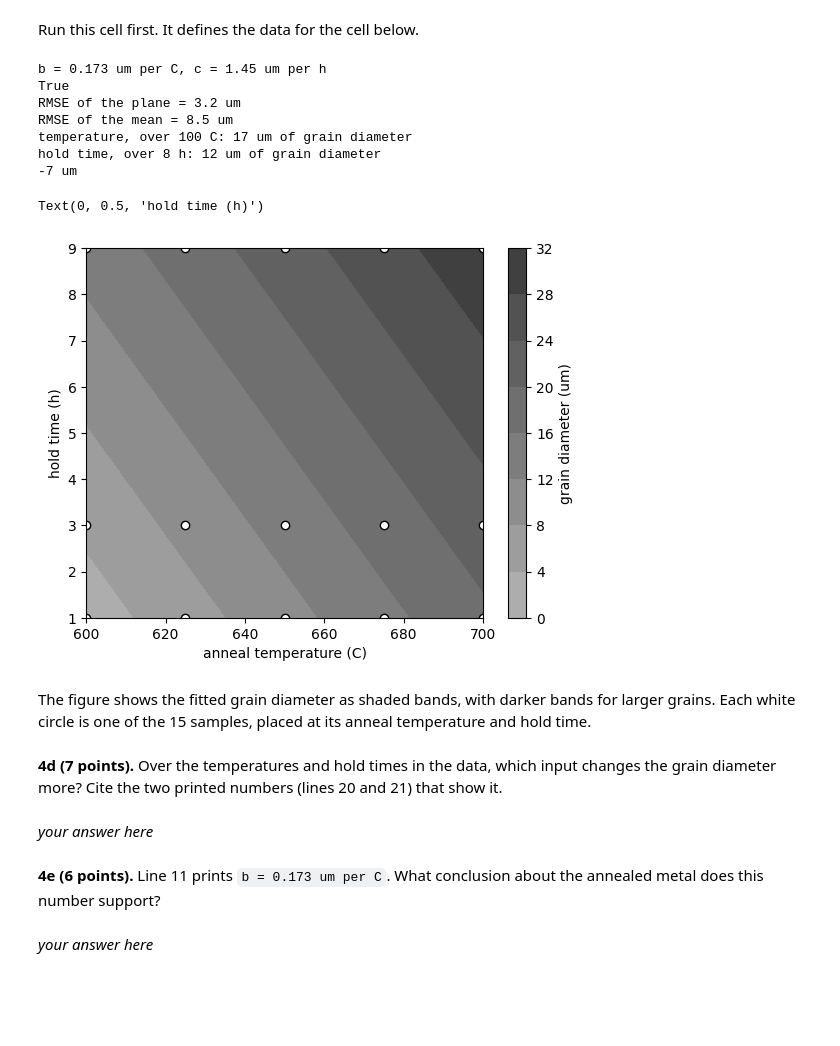
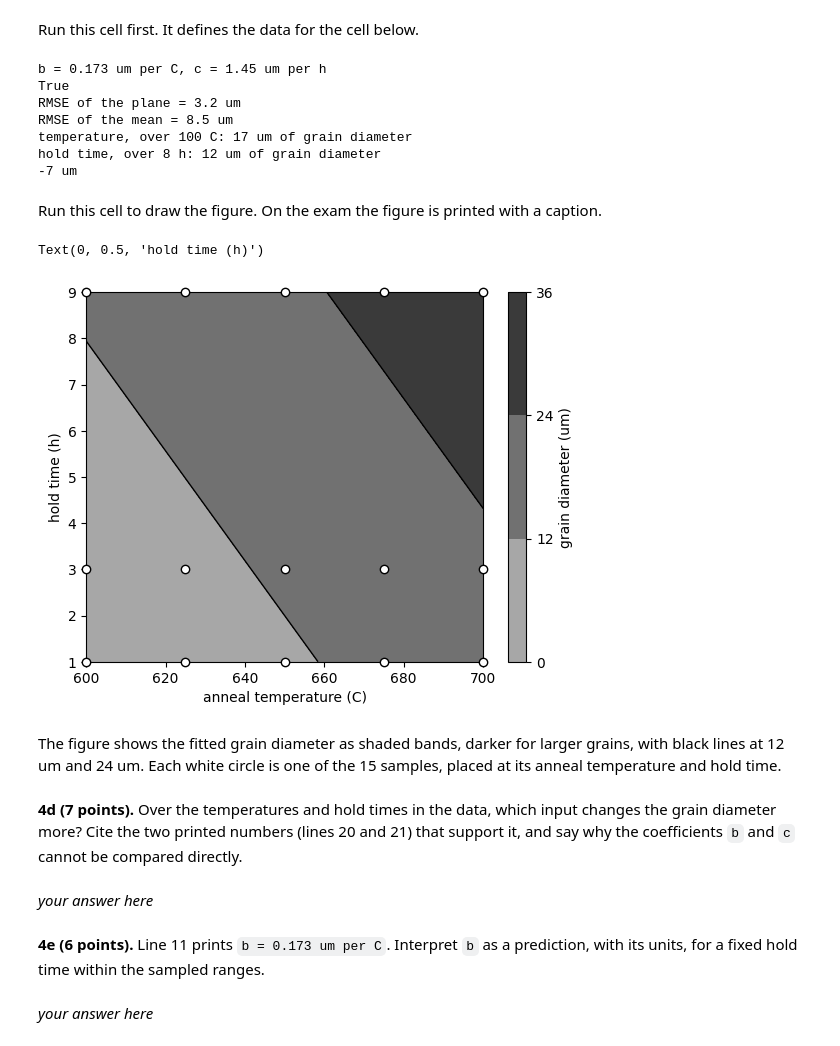
Before and after one commit to wfreinhart/matse219, a Jupyter notebook: notebooks/Homework10.ipynb, the cells around one changed output. Saved outputs shown, nothing was run; the diff lists cells and outputs as text; code cells hidden in the pictures; blank space fills up the shorter version.

```diff
--- a/notebooks/Homework10.ipynb
+++ b/notebooks/Homework10.ipynb
@@ -431,14 +427,6 @@ t_span = np.max(t_h) - np.min(t_h)
 print(f'temperature, over {T_span:.0f} C: {b_fit * T_span:.0f} um of grain diameter')   # prints temperature, over 100 C: 17 um of grain diameter
 print(f'hold time, over {t_span:.0f} h: {c_fit * t_span:.0f} um of grain diameter')       # prints hold time, over 8 h: 12 um of grain diameter
 print(f'{plane(550, 0.5, *res.x):.0f} um')                                               # prints -7 um
-
-fig, ax = plt.subplots()
-cs = ax.tricontourf(T_C, t_h, grain_fit, cmap='Greys', vmin=-30, vmax=45)  # vmin and vmax set which sizes get the lightest and darkest shade
-ax.scatter(T_C, t_h, color='white', edgecolor='k')
-cb = fig.colorbar(cs, ax=ax)
-cb.set_label('grain diameter (um)')
-ax.set_xlabel('anneal temperature (C)')
-ax.set_ylabel('hold time (h)')
 # %% [output]
 b = 0.173 um per C, c = 1.45 um per h
 True
@@ -447,17 +435,31 @@ RMSE of the mean = 8.5 um
 temperature, over 100 C: 17 um of grain diameter
 hold time, over 8 h: 12 um of grain diameter
 -7 um
-Text(0, 0.5, 'hold time (h)')
-[figure, removed]
+# %% [markdown]
+Run this cell to draw the figure.
+On the exam the figure is printed with a caption.
+# %%
+fig, ax = plt.subplots()
+levels = [0, 12, 24, 36]
+cs = ax.tricontourf(T_C, t_h, grain_fit, levels=levels, cmap='Greys', vmin=-23, vmax=42)  # vmin and vmax set which sizes get the lightest and darkest shade
+ax.tricontour(T_C, t_h, grain_fit, levels=levels, colors='black', linewidths=1)           # black lines at the levels
+ax.scatter(T_C, t_h, color='white', edgecolor='k', clip_on=False, zorder=3)               # clip_on=False keeps edge circles whole
+cb = fig.colorbar(cs, ax=ax)
+cb.set_label('grain diameter (um)')
+ax.set_xlabel('anneal temperature (C)')
+ax.set_ylabel('hold time (h)')
+# %% [output]
+Text(0, 0.5, 'hold time (h)')
+[figure, added]
 # %% [markdown]
-The figure shows the fitted grain diameter as shaded bands, with darker bands for larger grains.
+The figure shows the fitted grain diameter as shaded bands, darker for larger grains, with black lines at 12 um and 24 um.
 Each white circle is one of the 15 samples, placed at its anneal temperature and hold time.
 # %% [markdown]
-**4d (7 points).** Over the temperatures and hold times in the data, which input changes the grain diameter more? Cite the two printed numbers (lines 20 and 21) that show it.
+**4d (7 points).** Over the temperatures and hold times in the data, which input changes the grain diameter more? Cite the two printed numbers (lines 20 and 21) that support it, and say why the coefficients `b` and `c` cannot be compared directly.
 # %% [markdown]
 *your answer here*
 # %% [markdown]
-**4e (6 points).** Line 11 prints `b = 0.173 um per C`. What conclusion about the annealed metal does this number support?
+**4e (6 points).** Line 11 prints `b = 0.173 um per C`. Interpret `b` as a prediction, with its units, for a fixed hold time within the sampled ranges.
 # %% [markdown]
 *your answer here*
 # %% [markdown]
```
Also changed, not shown: parts of 21 cells of this notebook, 1 other file.
